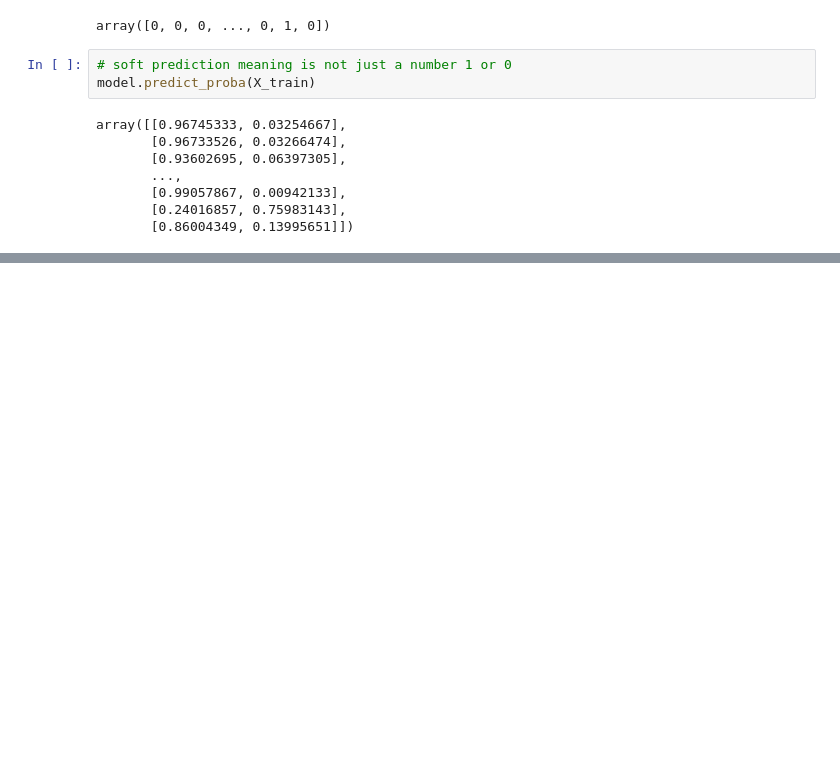
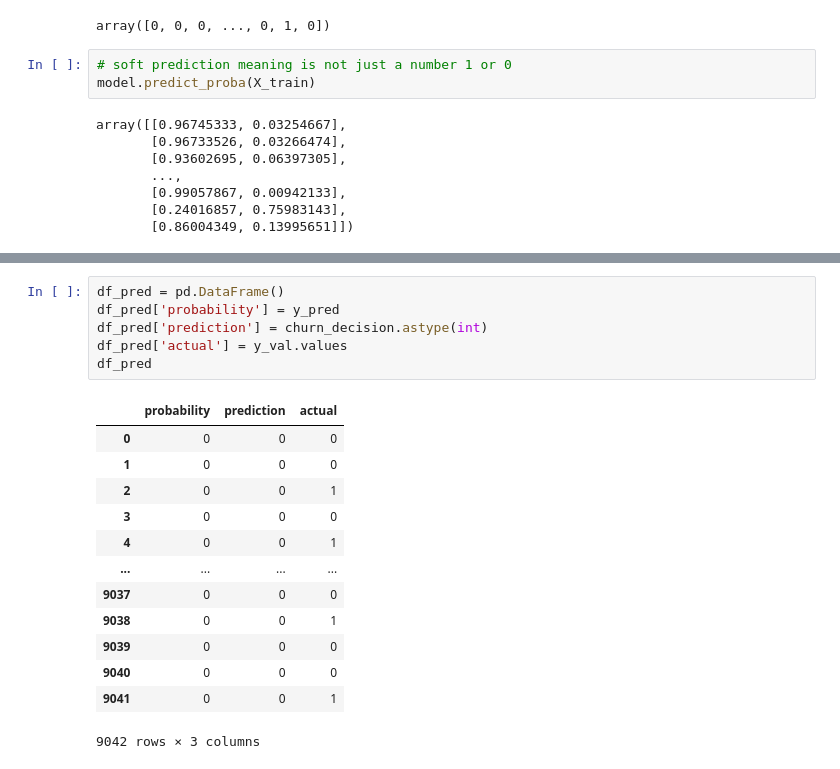
Before and after one commit to Davidmide02/mlzoomcamp_2024_assignments, a Jupyter notebook: classification_03/classification_03.ipynb, the cells around one changed output, grey strips where cells are left out. Cells and saved outputs as stored; diff of their text form; blank space fills up the shorter version.

```diff
--- a/classification_03/classification_03.ipynb
+++ b/classification_03/classification_03.ipynb
@@ -579,0 +604,20 @@ array([[0.96745333, 0.03254667],
+# %%
+df_pred = pd.DataFrame()
+df_pred['probability'] = y_pred
+df_pred['prediction'] = churn_decision.astype(int)
+df_pred['actual'] = y_val.values
+df_pred
+# %% [output]
+|  | probability | prediction | actual |
+| 0 | 0 | 0 | 0 |
+| 1 | 0 | 0 | 0 |
+| 2 | 0 | 0 | 1 |
+| 3 | 0 | 0 | 0 |
+| 4 | 0 | 0 | 1 |
+| ... | ... | ... | ... |
+| 9037 | 0 | 0 | 0 |
+| 9038 | 0 | 0 | 1 |
+| 9039 | 0 | 0 | 0 |
+| 9040 | 0 | 0 | 0 |
+| 9041 | 0 | 0 | 1 |
+9042 rows × 3 columns
```
Also changed, not shown: parts of 8 cells of this notebook.
